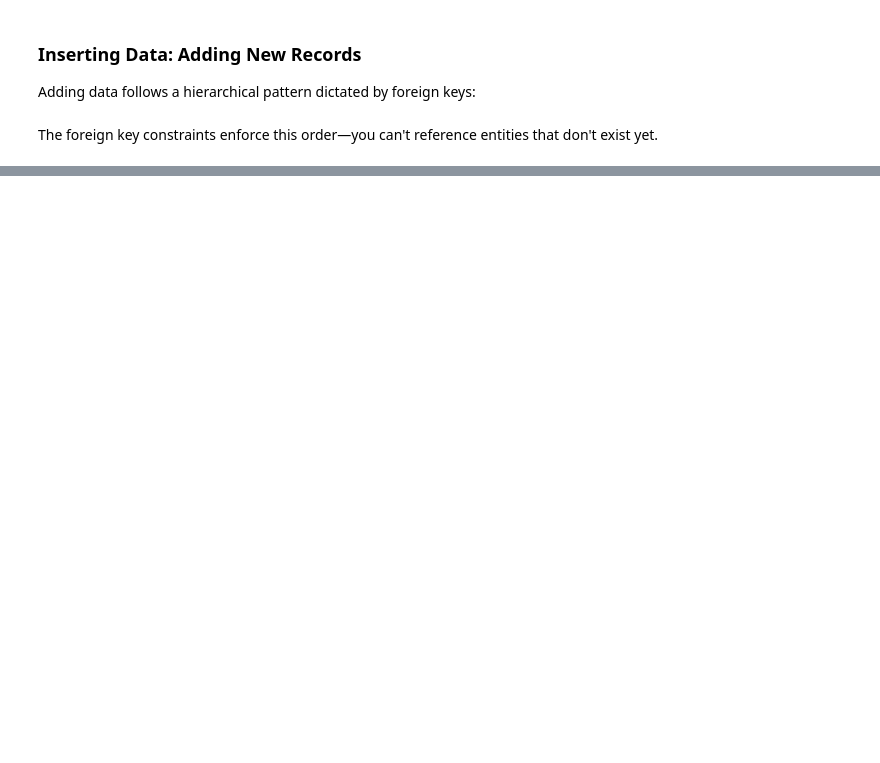
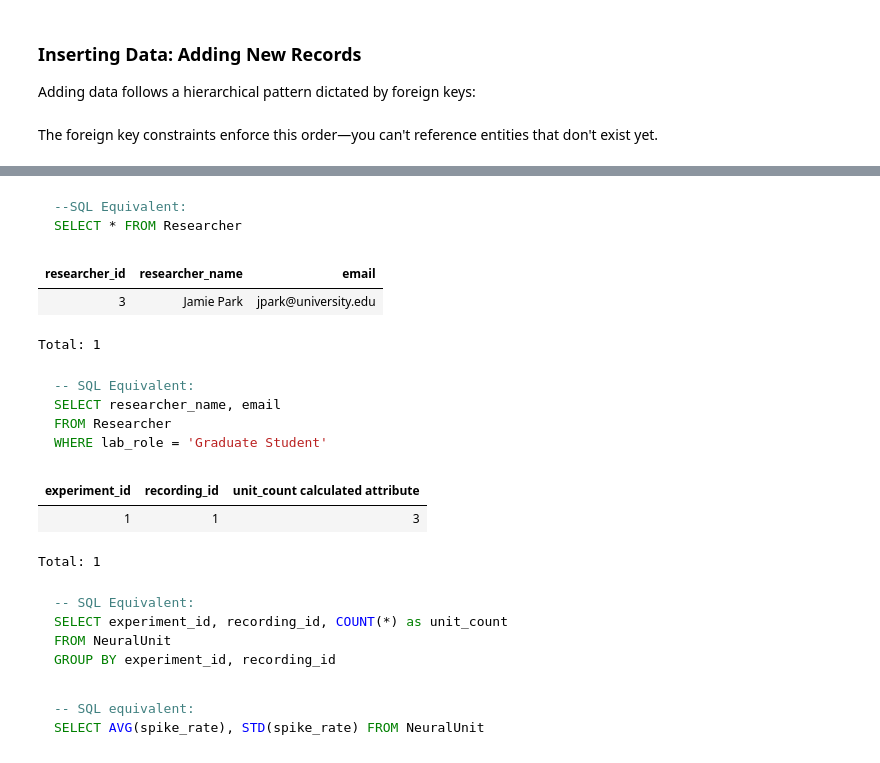
Before and after one commit to dimitri-yatsenko/datajoint-book, a Jupyter notebook: book/20-concepts/03-relational-practice.ipynb, the cells around one changed output, grey strips where cells are left out. Saved outputs shown, nothing was run; the diff lists cells and outputs as text; code cells hidden in the pictures; blank space fills up the shorter version.

````diff
--- a/book/20-concepts/03-relational-practice.ipynb
+++ b/book/20-concepts/03-relational-practice.ipynb
@@ -697,0 +413,33 @@ These questions will help you appreciate what DataJoint provides when we introdu
+# %% [markdown]
+```sql
+--SQL Equivalent:
+SELECT * FROM Researcher
+```
+# %%
+# Get specific entries and attributes for researchers
+(Researcher & {'lab_role': 'Graduate Student'}).proj('researcher_name', 'email')
+# %% [output]
+| researcher_id | researcher_name | email |
+| 3 | Jamie Park | jpark@university.edu |
+Total: 1
+# %% [markdown]
+```sql
+-- SQL Equivalent:
+SELECT researcher_name, email
+FROM Researcher
+WHERE lab_role = 'Graduate Student'
+```
+# %%
+# Count neural units per recording
+Recording.aggr(NeuralUnit, unit_count='count(*)')
+# %% [output]
+| experiment_id | recording_id | unit_count calculated attribute |
+| 1 | 1 | 3 |
+Total: 1
+# %% [markdown]
+```sql
+-- SQL Equivalent:
+SELECT experiment_id, recording_id, COUNT(*) as unit_count
+FROM NeuralUnit
+GROUP BY experiment_id, recording_id
+```
@@ -697,0 +449,5 @@ These questions will help you appreciate what DataJoint provides when we introdu
+# %% [markdown]
+```sql
+-- SQL equivalent:
+SELECT AVG(spike_rate), STD(spike_rate) FROM NeuralUnit
+```
````
Also changed, not shown: parts of 67 cells of this notebook.
